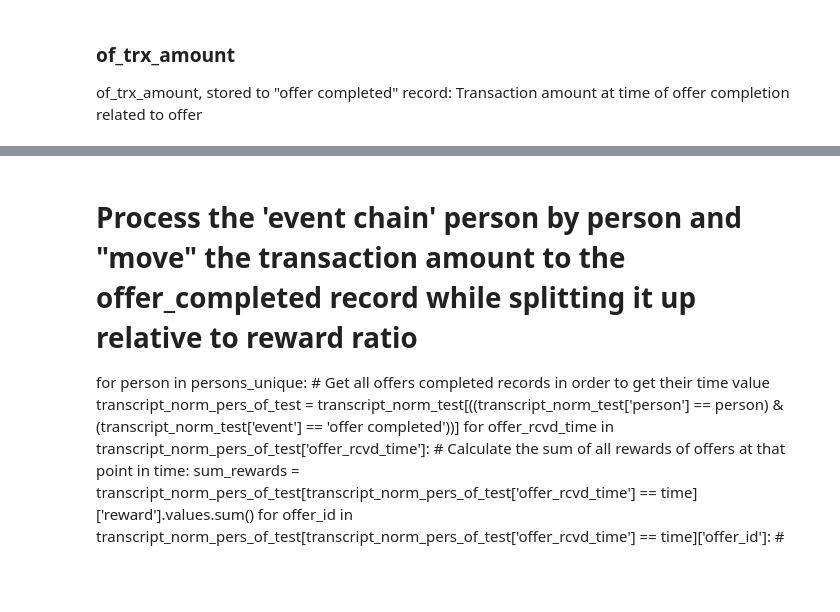
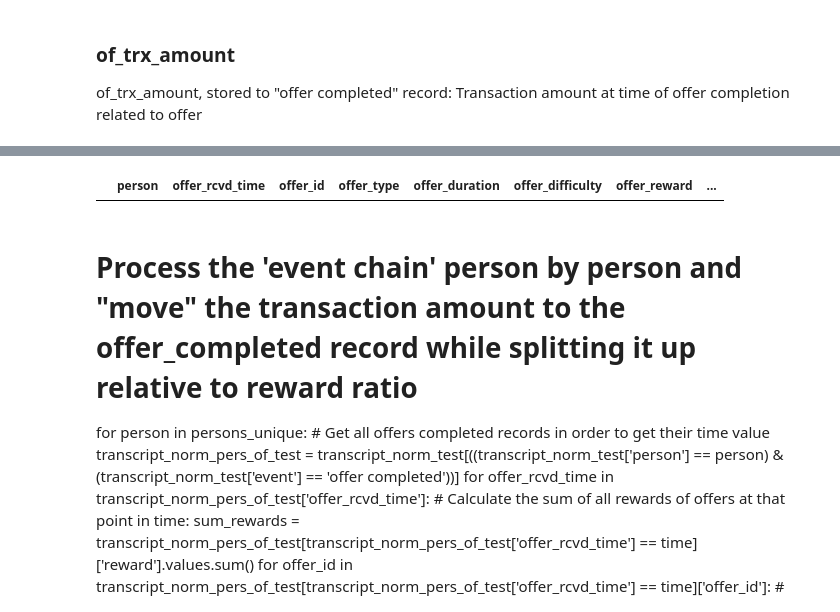
Before and after one commit to Oliver-Balb/Starbucks, a Jupyter notebook: Starbucks_Capstone_notebook.ipynb, the cells around one changed output, grey strips where cells are left out. Saved outputs shown, nothing was run; the diff lists cells and outputs as text; code cells hidden in the pictures; blank space fills up the shorter version.

Commit message:
offer_agg first complete run

```diff
--- a/Starbucks_Capstone_notebook.ipynb
+++ b/Starbucks_Capstone_notebook.ipynb
@@ -395,7 +395,9 @@ offer_agg.head(5)
 #### XX DEFINE TEST SET
 # %%
 # XX Limit data to a few persons
-person_test_set = ['78afa995795e4d85b5d9ceeca43f5fef', '2eeac8d8feae4a8cad5a6af0499a211d', 'a03223e636434f42ac4c3df47e8bac43', 'e2127556f4f64592b11af22de27a7932', 'ffff82501cea40309d5fdd7edcca4a07']
+# person_test_set = ['78afa995795e4d85b5d9ceeca43f5fef', '2eeac8d8feae4a8cad5a6af0499a211d', 'a03223e636434f42ac4c3df47e8bac43', 'e2127556f4f64592b11af22de27a7932', 'ffff82501cea40309d5fdd7edcca4a07']
 # person_test_set = ['2eeac8d8feae4a8cad5a6af0499a211d']
-offer_agg = offer_agg[(offer_agg['person'].isin(person_test_set))]
-offer_agg
+# person_test_set = ['e2127556f4f64592b11af22de27a7932'] # d
+# person_test_set = ['ffff82501cea40309d5fdd7edcca4a07'] # e
+#offer_agg = offer_agg[(offer_agg['person'].isin(person_test_set))]
+# offer_agg
@@ -471,8 +454,8 @@ max_rows
 # Get list of unique persons
 persons_unique = offer_agg['person'].drop_duplicates()
 # %%
-if 'offer_trx_amount' not in offer_agg.columns:
-    offer_agg['offer_trx_amount'] = 0
+#if 'offer_trx_amount' not in offer_agg.columns:
+#     offer_agg['offer_trx_amount'] = 0
 # %% [markdown]
 *As analysis revealed, there are some transactions in the transcript data, where during one purchase event more than one offer is completed, e. g. person e2127556f4f64592b11af22de27a7932, index 225060 - 225062*. In these cases, the transaction value is split up between the offers involved according to the reward ratio of of all offers beeing completed.
 <img src="multiple offers per trx.png"/>
@@ -574,9 +548,9 @@ for person in persons_unique:
     transcript_norm_pers = transcript_norm[((transcript_norm['person'] == person) & (transcript_norm['event'] == 'offer completed'))]
     # print(f"transcript_norm_pers {person}:\n {transcript_norm_pers[['person', 'event', 'time', 'offer_id']]}")
     # Make point in time unique (in case of several offers completed at same time)
-    time_list_unique = set(transcript_norm_pers['time'])
+    time_list_unique = transcript_norm_pers['time'].unique()
+    # print(f"time_list_unique {time_list_unique}")
     for time in time_list_unique:
-
         # Get all offers completed records being recorded at time of completion of current offer.
         transcript_norm_pers_time = transcript_norm_pers[(transcript_norm_pers['time'] == time) & (transcript_norm_pers['event'] == 'offer completed')]
         # print(f"*** transcript_norm_pers_time:\n {transcript_norm_pers_time[['person', 'event', 'time', 'offer_id', 'amount', 'offer_reward']]}")
@@ -670,3 +575,7 @@ portfolio
+# %%
+offer_agg[offer_agg['person'] == "f2eeac8d8feae4a8cad5a6af0499a211d"]
+# %% [output]
+|  | person | offer_rcvd_time | offer_id | offer_type | offer_duration | offer_difficulty | offer_reward | ... |
 # %% [markdown]
 # Process the 'event chain' person by person and "move" the transaction amount to the offer_completed record while splitting it up relative to reward ratio
 for person in persons_unique:
```
Also changed, not shown: parts of 6 cells of this notebook, 2 other files.
